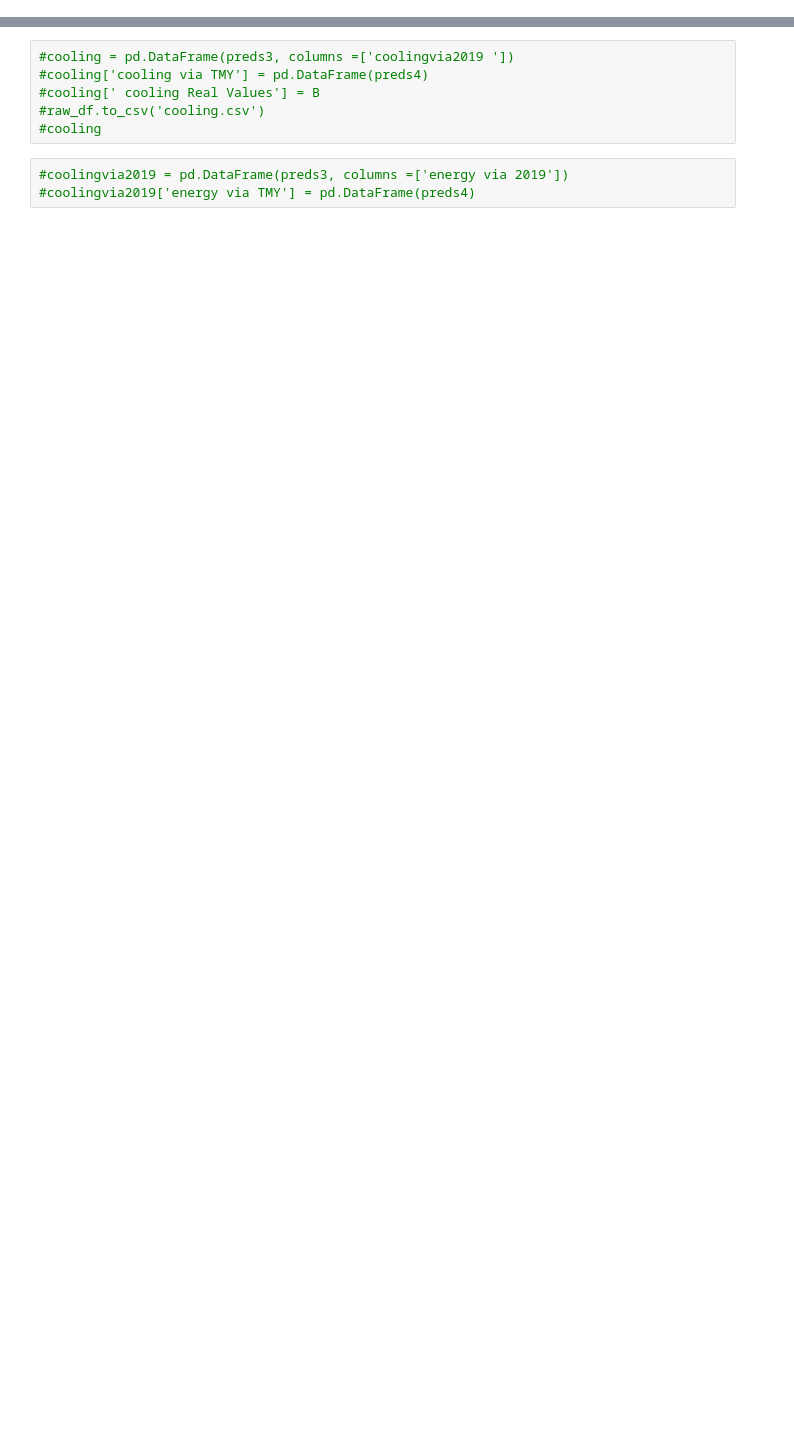
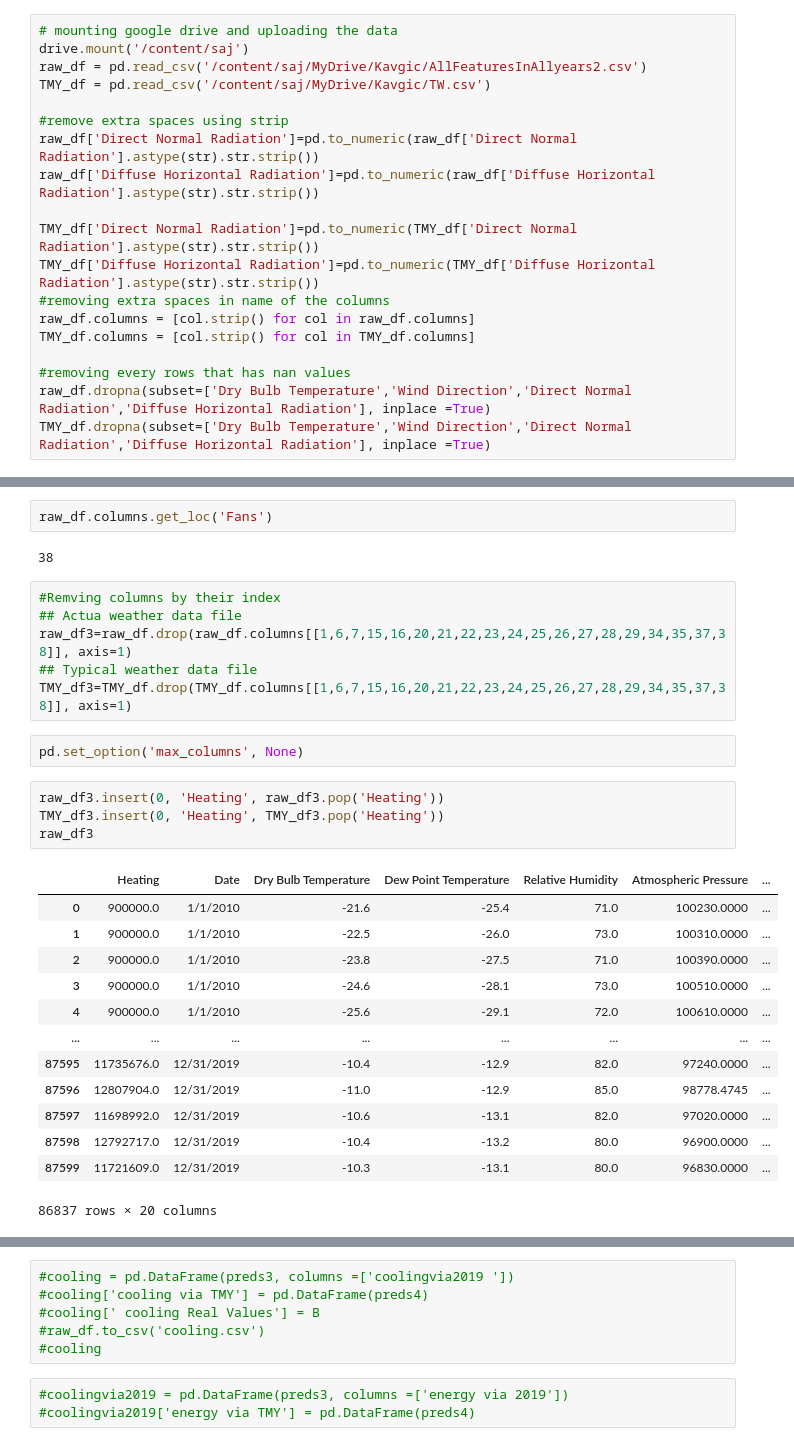
Before and after one commit to sajad95/Heat, a Jupyter notebook: FastCodeImpactofweatherXGB.ipynb, the cells around one changed output, grey strips where cells are left out. Cells and saved outputs as stored; diff of their text form; blank space fills up the shorter version.

```diff
--- a/FastCodeImpactofweatherXGB.ipynb
+++ b/FastCodeImpactofweatherXGB.ipynb
@@ -34,0 +23,19 @@ Mounted at /content/saj
+# %%
+# mounting google drive and uploading the data
+drive.mount('/content/saj')
+raw_df = pd.read_csv('/content/saj/MyDrive/Kavgic/AllFeaturesInAllyears2.csv')
+TMY_df = pd.read_csv('/content/saj/MyDrive/Kavgic/TW.csv')
+
+#remove extra spaces using strip
+raw_df['Direct Normal Radiation']=pd.to_numeric(raw_df['Direct Normal Radiation'].astype(str).str.strip())
+raw_df['Diffuse Horizontal Radiation']=pd.to_numeric(raw_df['Diffuse Horizontal Radiation'].astype(str).str.strip())
+
+TMY_df['Direct Normal Radiation']=pd.to_numeric(TMY_df['Direct Normal Radiation'].astype(str).str.strip())
+TMY_df['Diffuse Horizontal Radiation']=pd.to_numeric(TMY_df['Diffuse Horizontal Radiation'].astype(str).str.strip())
+#removing extra spaces in name of the columns
+raw_df.columns = [col.strip() for col in raw_df.columns]
+TMY_df.columns = [col.strip() for col in TMY_df.columns]
+
+#removing every rows that has nan values
+raw_df.dropna(subset=['Dry Bulb Temperature','Wind Direction','Direct Normal Radiation','Diffuse Horizontal Radiation'], inplace =True)
+TMY_df.dropna(subset=['Dry Bulb Temperature','Wind Direction','Direct Normal Radiation','Diffuse Horizontal Radiation'], inplace =True)
@@ -64,0 +98,30 @@ Goal is to find the best ways for predicting energy demand in 2019 and compare i
+# %%
+raw_df.columns.get_loc('Fans')
+# %% [output]
+38
+# %%
+#Remving columns by their index
+## Actua weather data file
+raw_df3=raw_df.drop(raw_df.columns[[1,6,7,15,16,20,21,22,23,24,25,26,27,28,29,34,35,37,38]], axis=1)
+## Typical weather data file
+TMY_df3=TMY_df.drop(TMY_df.columns[[1,6,7,15,16,20,21,22,23,24,25,26,27,28,29,34,35,37,38]], axis=1)
+# %%
+pd.set_option('max_columns', None)
+# %%
+raw_df3.insert(0, 'Heating', raw_df3.pop('Heating'))
+TMY_df3.insert(0, 'Heating', TMY_df3.pop('Heating'))
+raw_df3
+# %% [output]
+|  | Heating | Date | Dry Bulb Temperature | Dew Point Temperature | Relative Humidity | Atmospheric Pressure | ... |
+| 0 | 900000.0 | 1/1/2010 | -21.6 | -25.4 | 71.0 | 100230.0000 | ... |
+| 1 | 900000.0 | 1/1/2010 | -22.5 | -26.0 | 73.0 | 100310.0000 | ... |
+| 2 | 900000.0 | 1/1/2010 | -23.8 | -27.5 | 71.0 | 100390.0000 | ... |
+| 3 | 900000.0 | 1/1/2010 | -24.6 | -28.1 | 73.0 | 100510.0000 | ... |
+| 4 | 900000.0 | 1/1/2010 | -25.6 | -29.1 | 72.0 | 100610.0000 | ... |
+| ... | ... | ... | ... | ... | ... | ... | ... |
+| 87595 | 11735676.0 | 12/31/2019 | -10.4 | -12.9 | 82.0 | 97240.0000 | ... |
+| 87596 | 12807904.0 | 12/31/2019 | -11.0 | -12.9 | 85.0 | 98778.4745 | ... |
+| 87597 | 11698992.0 | 12/31/2019 | -10.6 | -13.1 | 82.0 | 97020.0000 | ... |
+| 87598 | 12792717.0 | 12/31/2019 | -10.4 | -13.2 | 80.0 | 96900.0000 | ... |
+| 87599 | 11721609.0 | 12/31/2019 | -10.3 | -13.1 | 80.0 | 96830.0000 | ... |
+86837 rows × 20 columns
```
Also changed, not shown: parts of 52 cells of this notebook.
